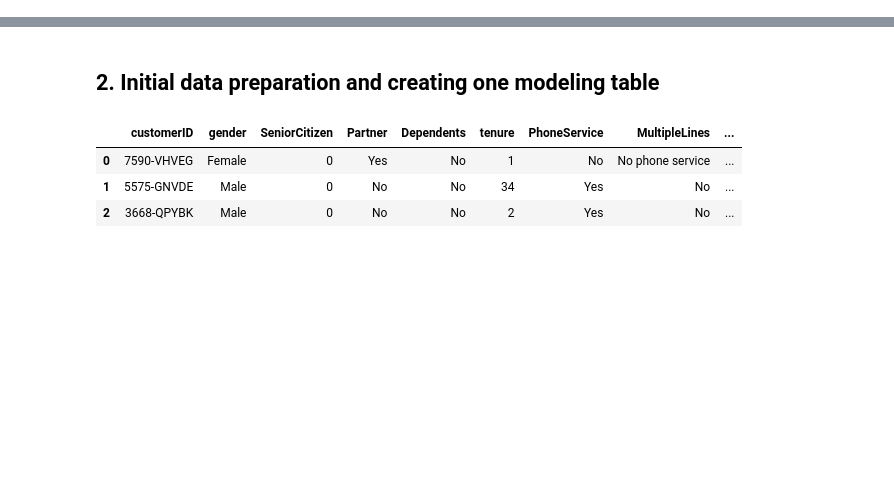
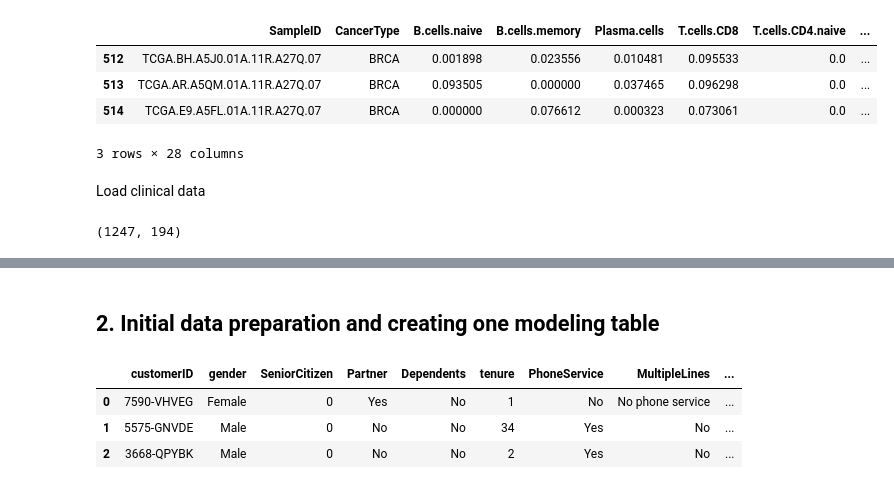
Before and after one commit to ekhlebus/tme-breast-cancer-subtype-prediction, a Jupyter notebook: tme-breast-cancer-subtype-prediction.ipynb, the cells around one changed output, grey strips where cells are left out. Cells and saved outputs as stored; diff of their text form; code cells hidden in the pictures; blank space fills up the shorter version.

```diff
--- a/tme-breast-cancer-subtype-prediction.ipynb
+++ b/tme-breast-cancer-subtype-prediction.ipynb
@@ -83,0 +39,3 @@ len(df)
+# %%
+cibersort["patient_id"] = cibersort.iloc[:, 0].str[:15]
+cibersort[["SampleID", "patient_id"]].head()
@@ -83,0 +49,4 @@ len(df)
+# %%
+# replace "." with "-" in the patient_id column, since clinical data (below) uses "-" as separator
+cibersort["patient_id"] = cibersort["patient_id"].str.replace(".", "-", regex=False)
+cibersort[["SampleID", "patient_id"]].head()
@@ -83,0 +60,18 @@ len(df)
+# %%
+cibersort_brca = cibersort[cibersort.CancerType == "BRCA"]
+cibersort_brca.head(3)
+# %% [output]
+|  | SampleID | CancerType | B.cells.naive | B.cells.memory | Plasma.cells | T.cells.CD8 | T.cells.CD4.naive | ... |
+| 512 | TCGA.BH.A5J0.01A.11R.A27Q.07 | BRCA | 0.001898 | 0.023556 | 0.010481 | 0.095533 | 0.0 | ... |
+| 513 | TCGA.AR.A5QM.01A.11R.A27Q.07 | BRCA | 0.093505 | 0.000000 | 0.037465 | 0.096298 | 0.0 | ... |
+| 514 | TCGA.E9.A5FL.01A.11R.A27Q.07 | BRCA | 0.000000 | 0.076612 | 0.000323 | 0.073061 | 0.0 | ... |
+3 rows × 28 columns
+# %% [markdown]
+Load clinical data
+# %%
+# Define the URL for the clinical dataset (BC Subtypes)
+clin_data = 'https://raw.githubusercontent.com/ekhlebus/tme-breast-cancer-subtype-prediction/refs/heads/main/data/BRCA_clinicalMatrix.tsv'
+clinical = pd.read_csv(clin_data, sep="\t")
+clinical.shape
+# %% [output]
+(1247, 194)
```
Also changed, not shown: parts of 37 cells of this notebook.
